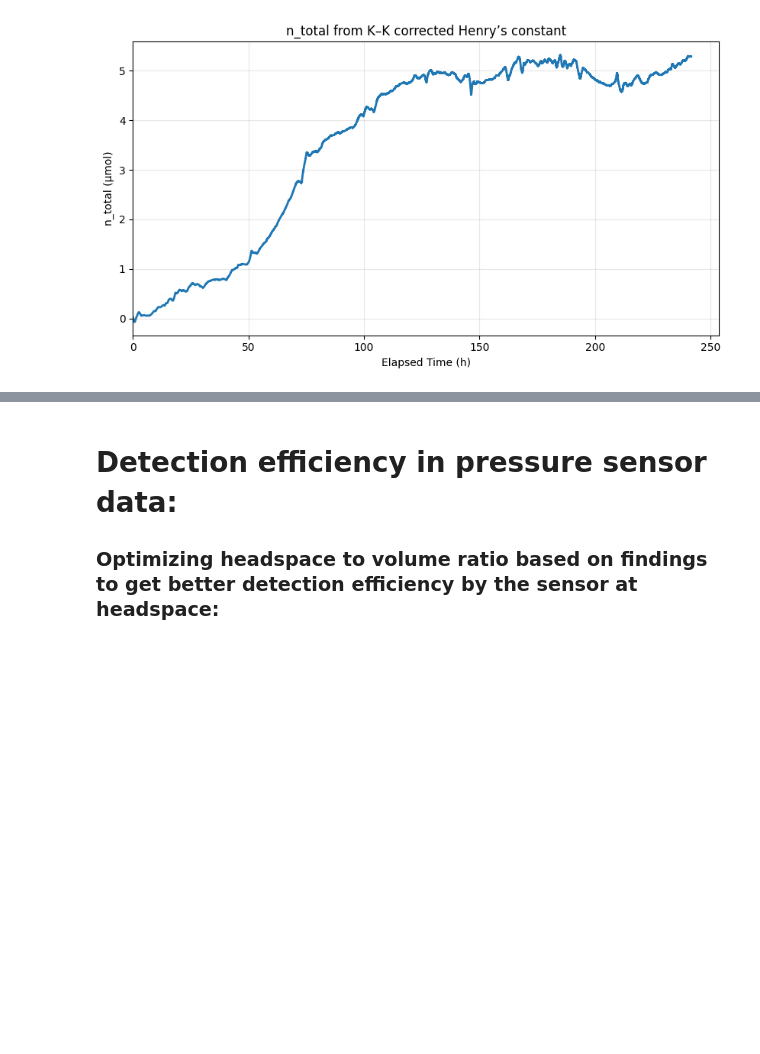
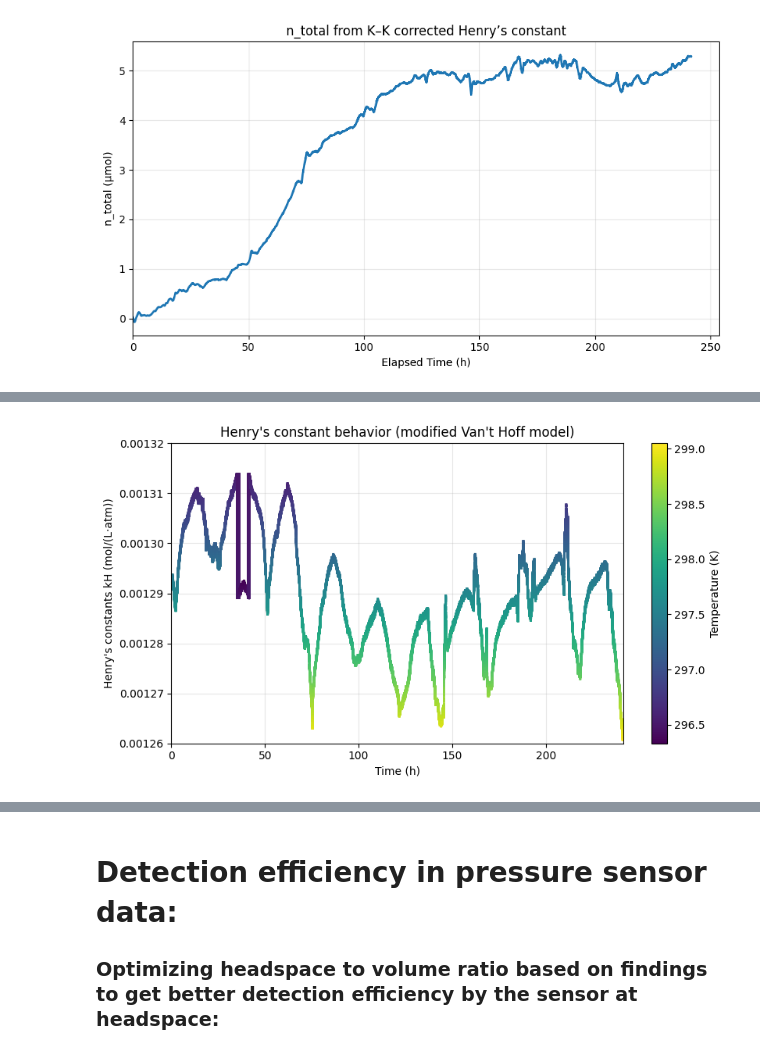
Before and after one commit to ChandrikaSethumadhavan/Master_Thesis, a Jupyter notebook: EDA.ipynb, the cells around one changed output, grey strips where cells are left out. Saved outputs shown, nothing was run; the diff lists cells and outputs as text; code cells hidden in the pictures; blank space fills up the shorter version.

```diff
--- a/EDA.ipynb
+++ b/EDA.ipynb
@@ -871,0 +1095,56 @@ Saved: ntot_from_KK_H.csv
+# %%
+import pandas as pd
+import numpy as np
+import matplotlib.pyplot as plt
+from matplotlib.collections import LineCollection
+from matplotlib.colors import Normalize
+import matplotlib.cm as cm
+
+# File paths
+main_csv_path = r"C:\Users\chand\Documents\GitHub\Thesis\CSV files outputs\Modified vant hoff modelling\modified_kH_from_vant_hoff.csv"
+with_time     = r"C:\Users\chand\Documents\GitHub\Thesis\M2_2.18mM_pressure_o2_release_parts_and_total_umol.csv"
+
+# Load data
+df    = pd.read_csv(main_csv_path, encoding='latin1')
+df_H  = pd.read_csv(with_time, encoding='latin1')
+df.columns = [c.strip() for c in df.columns]
+df_H.columns = [c.strip() for c in df_H.columns]
+
+# Extract values
+kh_values = pd.to_numeric(df["kH_vant_hoff"], errors="coerce")
+time      = pd.to_numeric(df_H["Elapsed Time (h)"], errors="coerce")
+T_K       = pd.to_numeric(df["T_K_actual"], errors="coerce")  # temperature for coloring
+
+# --- Drop rows where any of these is NaN ---
+mask = kh_values.notna() & time.notna() & T_K.notna()
+time, kh_values, T_K = time[mask].reset_index(drop=True), kh_values[mask].reset_index(drop=True), T_K[mask].reset_index(drop=True)
+
+# --- Prepare colored line segments ---
+points = np.array([time, kh_values]).T.reshape(-1, 1, 2)
+segments = np.concatenate([points[:-1], points[1:]], axis=1)
+
+norm = Normalize(vmin=T_K.min(), vmax=T_K.max())
+cmap = cm.get_cmap("viridis")
+
+lc = LineCollection(segments, cmap=cmap, norm=norm)
+lc.set_array(T_K[:-1])  # temperature colors per segment
+lc.set_linewidth(2)
+
+# --- Plot ---
+fig, ax = plt.subplots(figsize=(8.4, 4.8))
+line = ax.add_collection(lc)
+ax.set_xlim(time.min(), time.max())
+ax.set_ylim(0.00126, 0.00132)
+ax.set_xlabel("Time (h)")
+ax.set_ylabel("Henry's constants kH (mol/(L·atm))")
+ax.set_title("Henry's constant behavior (modified Van't Hoff model)")
+
+# Add colorbar for temperature
+cbar = fig.colorbar(line, ax=ax)
+cbar.set_label("Temperature (K)")
+
+plt.grid(True, alpha=0.3)
+plt.tight_layout()
+plt.show()
+# %% [output]
+[figure, added]
```
Also changed, not shown: parts of 17 cells of this notebook, 9 other files.
